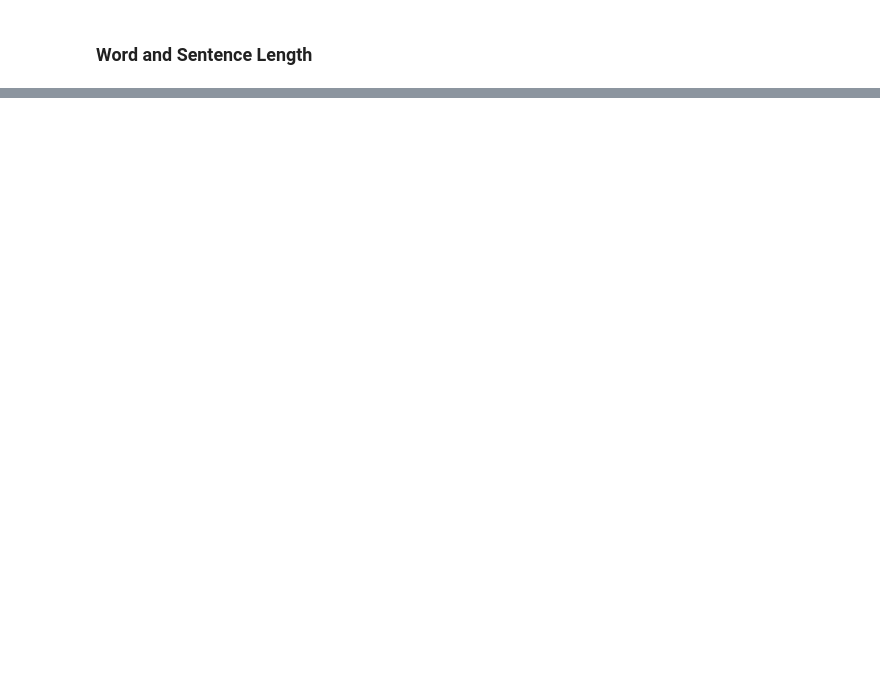
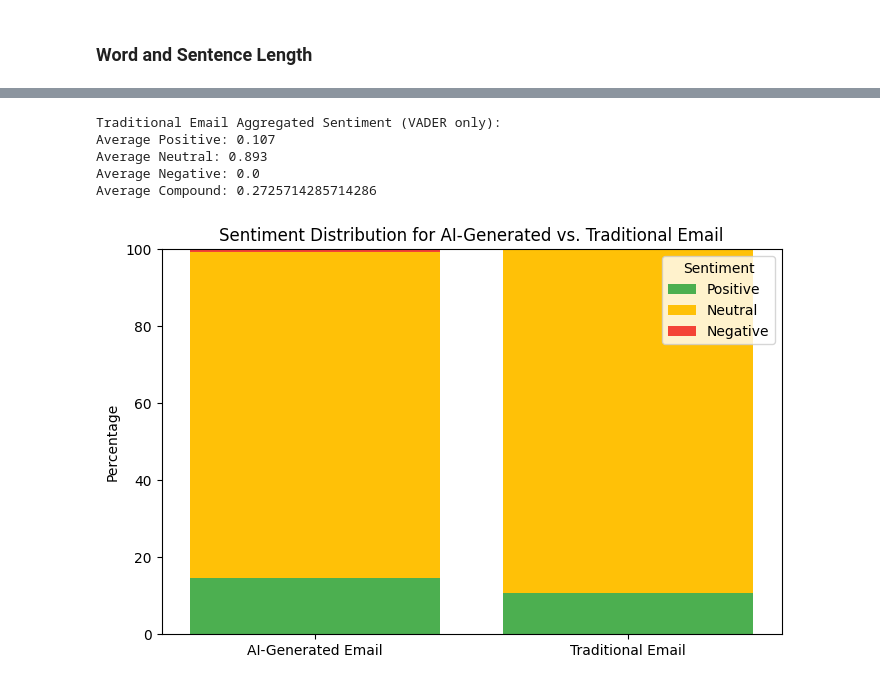
Before and after one commit to sweeenlim/Passion8, a Jupyter notebook: personalized_email/personalized_email.ipynb, the cells around one changed output, grey strips where cells are left out. Drawn from its saved outputs; the diff is of its cells as text; code cells hidden in the pictures; blank space fills up the shorter version.

Commit message:
Update personalized emails

```diff
--- a/personalized_email/personalized_email.ipynb
+++ b/personalized_email/personalized_email.ipynb
@@ -775,0 +911,53 @@ LookupError:
+# %%
+# Aggregate results for Traditional email
+traditional_aggregated_sentiment = aggregate_vader_sentiments(traditional_sentence_sentiments)
+
+# Display aggregated sentiment results for the Traditional email
+print("\nTraditional Email Aggregated Sentiment (VADER only):")
+print("Average Positive:", traditional_aggregated_sentiment['average_positive'])
+print("Average Neutral:", traditional_aggregated_sentiment['average_neutral'])
+print("Average Negative:", traditional_aggregated_sentiment['average_negative'])
+print("Average Compound:", traditional_aggregated_sentiment['average_compound'])
+# %% [output]
+Traditional Email Aggregated Sentiment (VADER only):
+Average Positive: 0.107
+Average Neutral: 0.893
+Average Negative: 0.0
+Average Compound: 0.2725714285714286
+# %%
+# Processing Data for Plotting
+ai_total = ai_aggregated_sentiment['average_positive'] + ai_aggregated_sentiment['average_neutral'] + ai_aggregated_sentiment['average_negative']
+ai_data = [
+    ai_aggregated_sentiment['average_positive'] / ai_total * 100,
+    ai_aggregated_sentiment['average_neutral'] / ai_total * 100,
+    ai_aggregated_sentiment['average_negative'] / ai_total * 100
+]
+
+traditional_total = traditional_aggregated_sentiment['average_positive'] + traditional_aggregated_sentiment['average_neutral'] + traditional_aggregated_sentiment['average_negative']
+traditional_data = [
+    traditional_aggregated_sentiment['average_positive'] / traditional_total * 100,
+    traditional_aggregated_sentiment['average_neutral'] / traditional_total * 100,
+    traditional_aggregated_sentiment['average_negative'] / traditional_total * 100
+]
+
+categories = ['AI-Generated Email', 'Traditional Email']
+data = [ai_data, traditional_data]
+labels = ['Positive', 'Neutral', 'Negative']
+# %%
+# Create the 100% stacked bar plot
+fig, ax = plt.subplots(figsize=(8, 5))
+
+bottoms = [0, 0]  # Track the bottom for each email type
+colors = ['#4CAF50', '#FFC107', '#F44336']  # Colors for Positive, Neutral, Negative
+
+for i in range(len(labels)):
+    values = [d[i] for d in data]
+    ax.bar(categories, values, bottom=bottoms, color=colors[i], label=labels[i])
+    bottoms = [x + y for x, y in zip(bottoms, values)]  # Update bottoms for stacking
+
+ax.set_title("Sentiment Distribution for AI-Generated vs. Traditional Email")
+ax.set_ylabel("Percentage")
+ax.legend(loc='upper right', title="Sentiment")
+plt.show()
+# %% [output]
+[figure, added]
```
Also changed, not shown: parts of 29 cells of this notebook.
